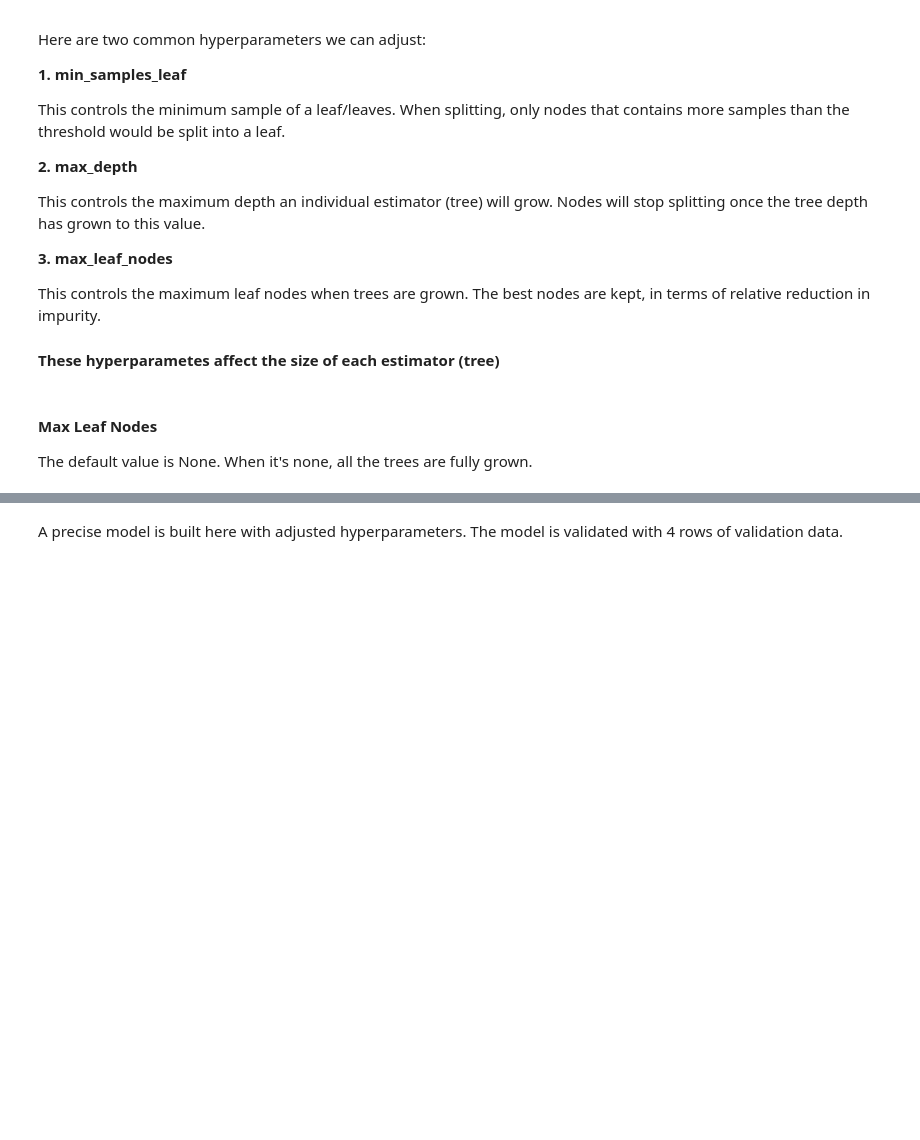
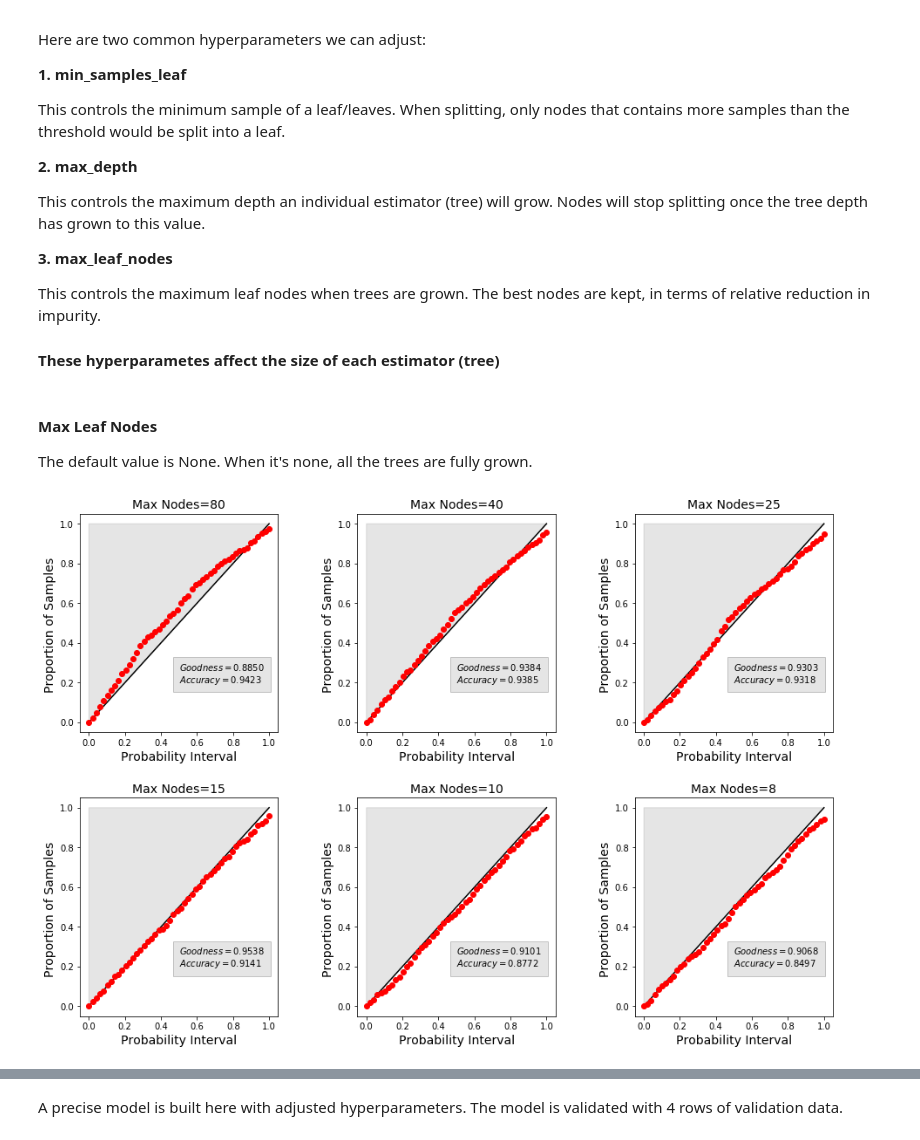
Before and after one commit to zzk413/Ensemble-Learner-Uncertainty-Modeling, a Jupyter notebook: Uncertainty Workflow Object-Oriented.ipynb, the cells around one changed output, grey strips where cells are left out. Saved outputs shown, nothing was run; the diff lists cells and outputs as text; code cells hidden in the pictures; blank space fills up the shorter version.

```diff
--- a/Uncertainty Workflow Object-Oriented.ipynb
+++ b/Uncertainty Workflow Object-Oriented.ipynb
@@ -327,18 +357,20 @@ The default value is None. When it's none, all the trees are fully grown.
 # %%
 max_nodes=[80,40,25,15,10,8]
 index=1
 for i in tqdm(max_nodes):
     plt.subplot(2, 3, index)
     Maxnodes_experiment.build_RF(max_leaf_nodes=i)
     Maxnodes_experiment.create_df()
-    Maxnodes_experiment.calc_percentage(.02)
+    Maxnodes_experiment.calc_goodness(.02)
     Maxnodes_experiment.accuracy_plot()
     plt.title('Max Nodes='+str(i),fontsize=14)
     index+=1
 plt.subplots_adjust(left=0.0, bottom=0.0, right=2.0, top=2.0, wspace=0.4, hspace=0.3)
 
 #As you can see from the graphs below, tree complexity affects the uncertainty model
 #When max_leaf_nodes is 5, the model is inaccurate and imprecise
 #When max_leaf_nodes gets above 10, the model starts to underfit
 #The most optimal setting would probably be 9.
+# %% [output]
+[figure, added]
 # %%
```
Also changed, not shown: parts of 6 cells of this notebook.
